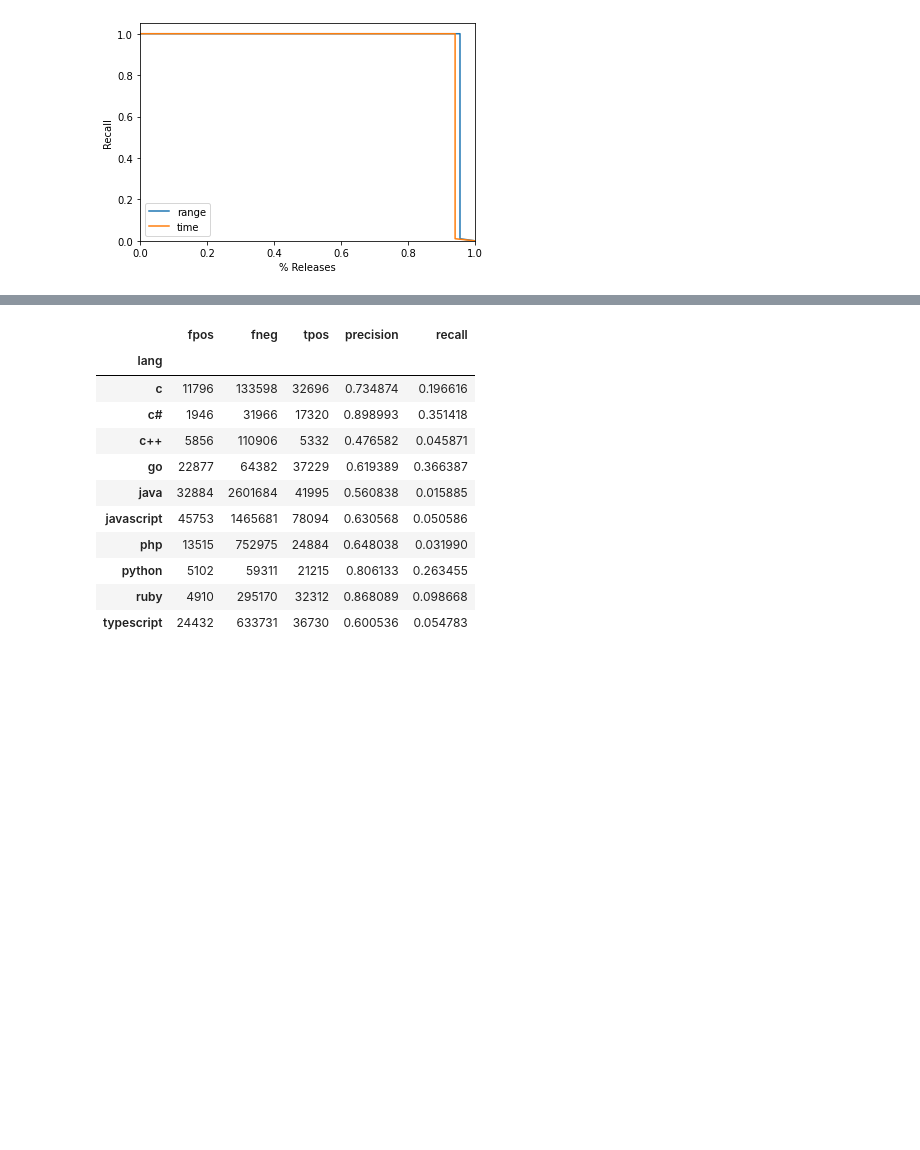
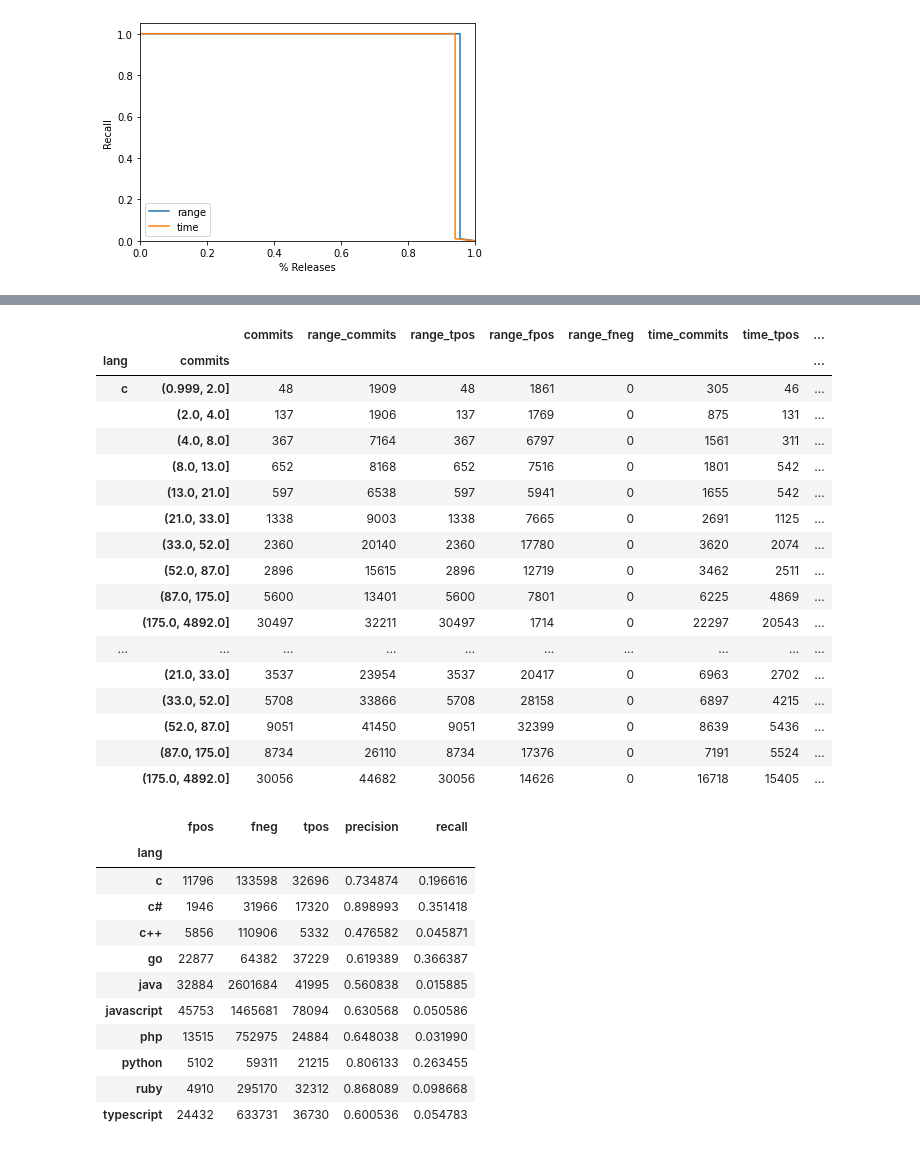
Before and after one commit to gems-uff/release-mining, a Jupyter notebook: 01-rq3_mining.ipynb, the cells around one changed output, grey strips where cells are left out. Saved outputs shown, nothing was run; the diff lists cells and outputs as text; code cells hidden in the pictures; blank space fills up the shorter version.

Commit message:
Include analysis per lang and size

```diff
--- a/01-rq3_mining.ipynb
+++ b/01-rq3_mining.ipynb
@@ -97,9 +97,12 @@ releases_bkp = releases.copy()
 # %%
 releases = releases[releases.commits > 0].copy()
 # %%
+releases.commits = pd.to_numeric(releases.commits)
+releases.range_commits = pd.to_numeric(releases.range_commits)
 releases.range_tpos = pd.to_numeric(releases.range_tpos)
 releases.range_fpos = pd.to_numeric(releases.range_fpos)
 releases.range_fneg = pd.to_numeric(releases.range_fneg)
+releases.time_commits = pd.to_numeric(releases.time_commits)
 releases.time_tpos = pd.to_numeric(releases.time_tpos)
 releases.time_fpos = pd.to_numeric(releases.time_fpos)
 releases.time_fneg = pd.to_numeric(releases.time_fneg)
@@ -330,3 +332,30 @@ rlang_df['recall'] = rlang_df.apply(recall, axis=1)
+# %%
+bins = pd.qcut(releases.commits, q=10)
+rlsize = releases.groupby(['lang',bins]).sum()
+rlsize['range_precision'] = rlsize.apply(precision, args=('range',), axis=1)
+rlsize['range_recall'] = rlsize.apply(recall, args=('range',), axis=1)
+rlsize['time_precision'] = rlsize.apply(precision, args=('time',), axis=1)
+rlsize['time_recall'] = rlsize.apply(recall, args=('time',), axis=1)
+rlsize
+# %% [output]
+|  |  | commits | range_commits | range_tpos | range_fpos | range_fneg | time_commits | time_tpos | ... |
+| lang | commits |  |  |  |  |  |  |  | ... |
+| c | (0.999, 2.0] | 48 | 1909 | 48 | 1861 | 0 | 305 | 46 | ... |
+|  | (2.0, 4.0] | 137 | 1906 | 137 | 1769 | 0 | 875 | 131 | ... |
+|  | (4.0, 8.0] | 367 | 7164 | 367 | 6797 | 0 | 1561 | 311 | ... |
+|  | (8.0, 13.0] | 652 | 8168 | 652 | 7516 | 0 | 1801 | 542 | ... |
+|  | (13.0, 21.0] | 597 | 6538 | 597 | 5941 | 0 | 1655 | 542 | ... |
+|  | (21.0, 33.0] | 1338 | 9003 | 1338 | 7665 | 0 | 2691 | 1125 | ... |
+|  | (33.0, 52.0] | 2360 | 20140 | 2360 | 17780 | 0 | 3620 | 2074 | ... |
+|  | (52.0, 87.0] | 2896 | 15615 | 2896 | 12719 | 0 | 3462 | 2511 | ... |
+|  | (87.0, 175.0] | 5600 | 13401 | 5600 | 7801 | 0 | 6225 | 4869 | ... |
+|  | (175.0, 4892.0] | 30497 | 32211 | 30497 | 1714 | 0 | 22297 | 20543 | ... |
+| ... | ... | ... | ... | ... | ... | ... | ... | ... | ... |
+|  | (21.0, 33.0] | 3537 | 23954 | 3537 | 20417 | 0 | 6963 | 2702 | ... |
+|  | (33.0, 52.0] | 5708 | 33866 | 5708 | 28158 | 0 | 6897 | 4215 | ... |
+|  | (52.0, 87.0] | 9051 | 41450 | 9051 | 32399 | 0 | 8639 | 5436 | ... |
+|  | (87.0, 175.0] | 8734 | 26110 | 8734 | 17376 | 0 | 7191 | 5524 | ... |
+|  | (175.0, 4892.0] | 30056 | 44682 | 30056 | 14626 | 0 | 16718 | 15405 | ... |
 # %%
 #rlang_df.to_csv('rlang.csv')
 rlang_df
```
Also changed, not shown: parts of 17 cells of this notebook.
